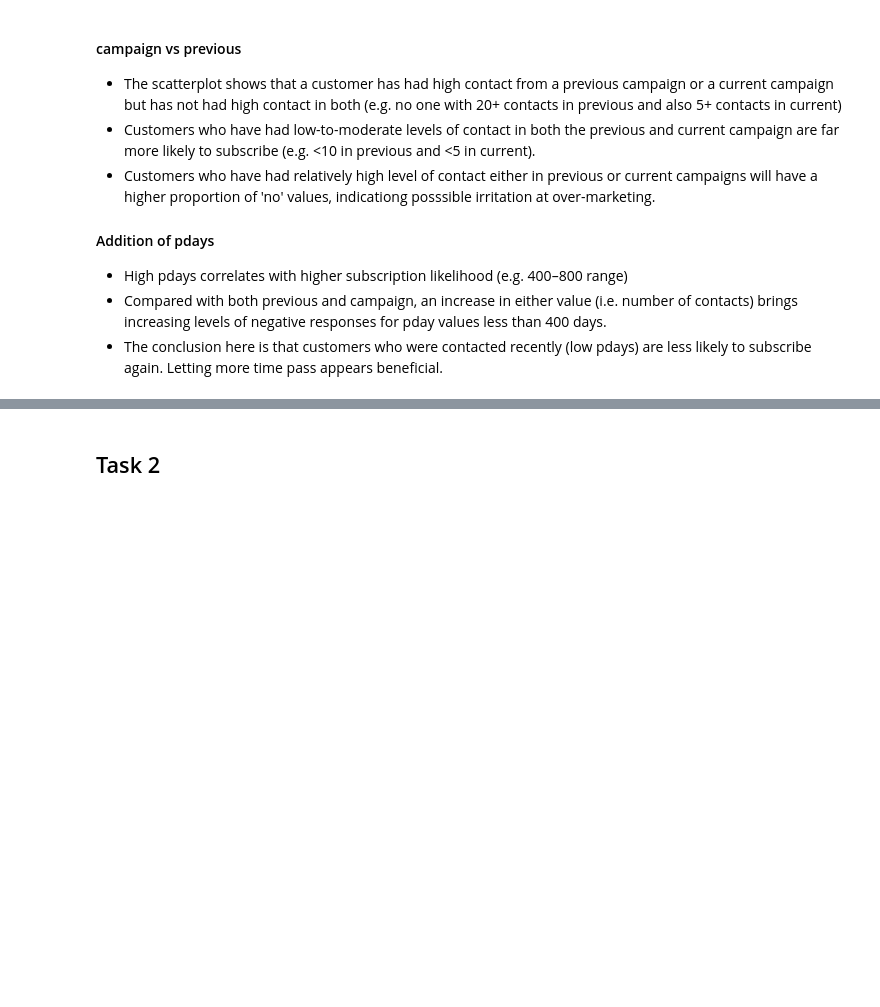
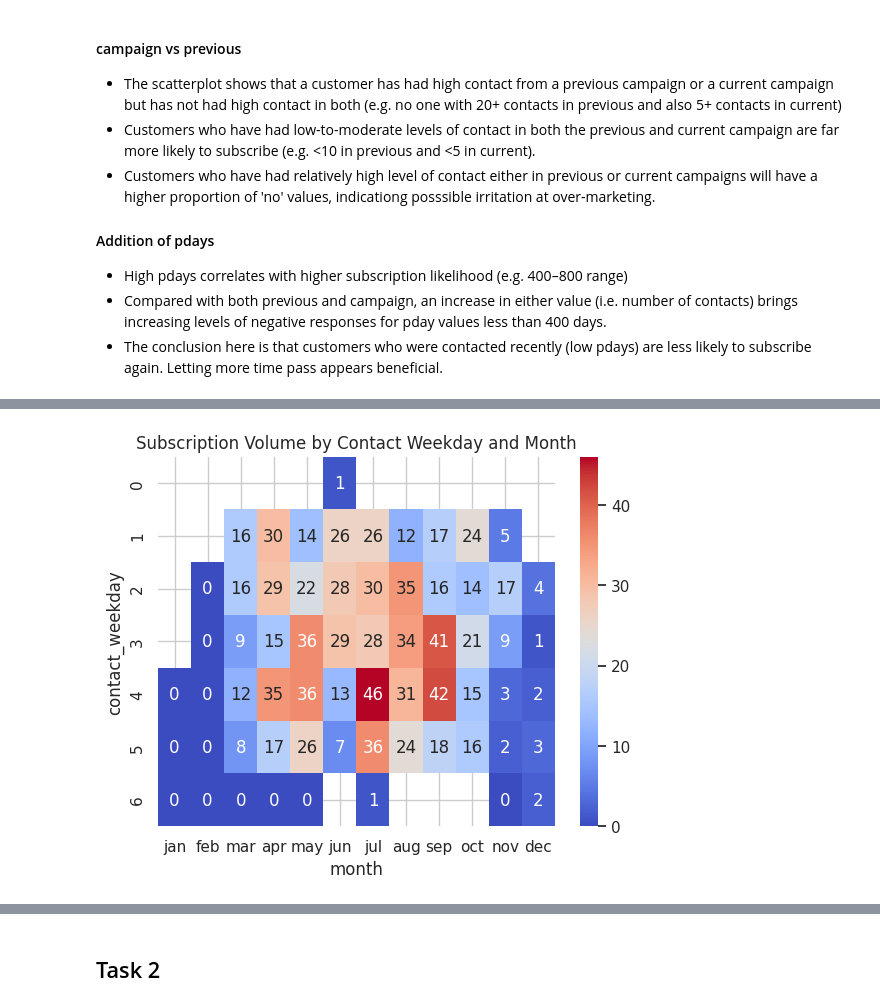
Before and after one commit to stevieboyle/etivity-1, a Jupyter notebook: etivity1.ipynb, the cells around one changed output, grey strips where cells are left out. Cells and saved outputs as stored; diff of their text form; code cells hidden in the pictures; blank space fills up the shorter version.

```diff
--- a/etivity1.ipynb
+++ b/etivity1.ipynb
@@ -409,0 +473,10 @@ plt.show()
+# %%
+# Reorder the columns of the pivot table based on calendar_order
+pivot = pivot[calendar_order]
+
+# Create the heatmap
+sns.heatmap(pivot, cmap='coolwarm', annot=True, fmt=".0f")
+plt.title('Subscription Volume by Contact Weekday and Month')
+plt.show()
+# %% [output]
+[figure, added]
```
Also changed, not shown: parts of 19 cells of this notebook, 2 other files.
